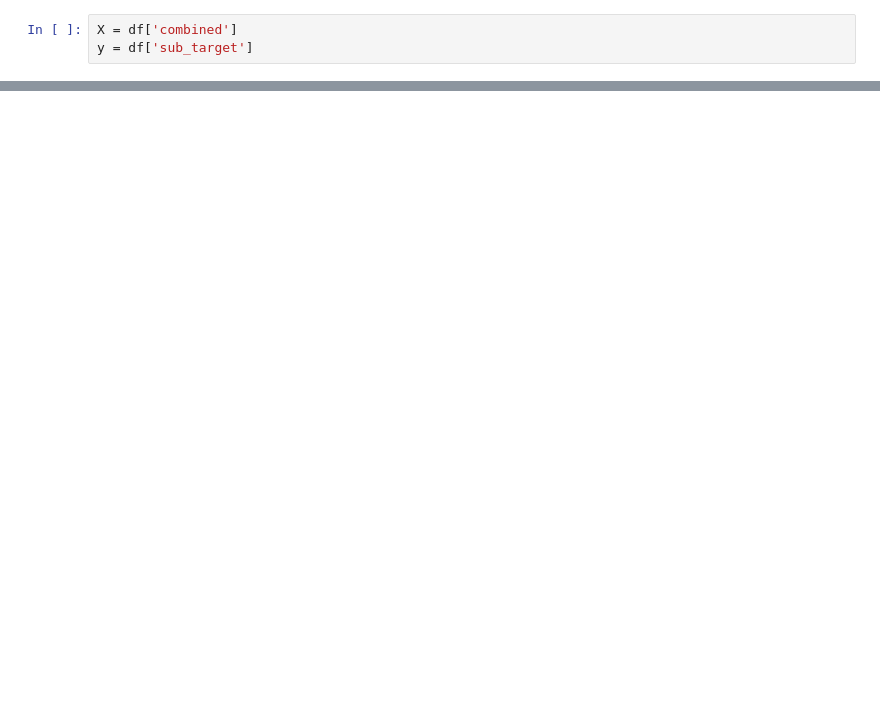
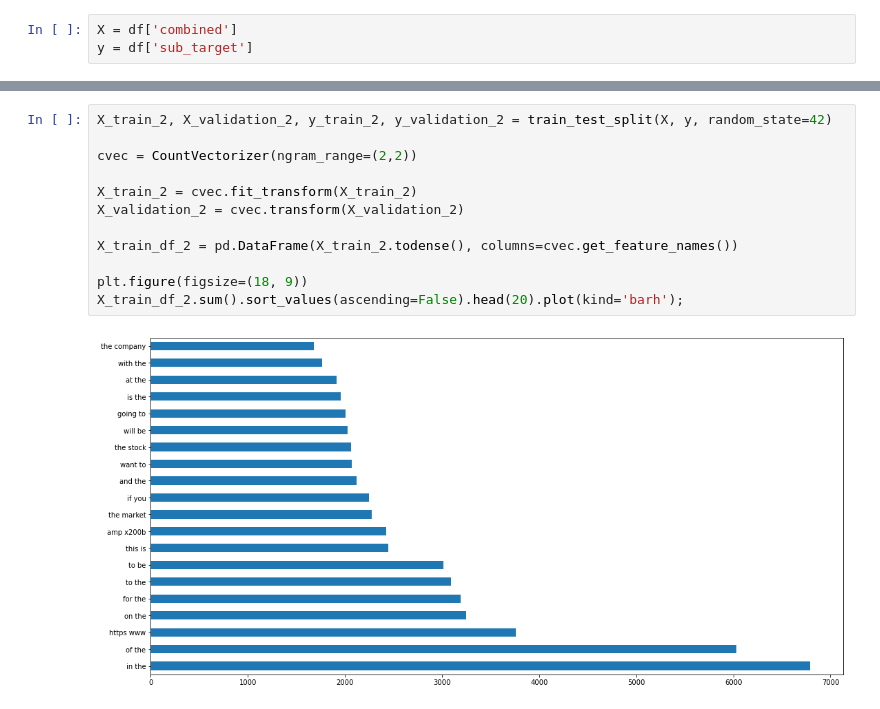
Before and after one commit to jsalisbury731/reddit_classification, a Jupyter notebook: 02_eda_streamlined.ipynb, the cells around one changed output, grey strips where cells are left out. Cells and saved outputs as stored; diff of their text form; blank space fills up the shorter version.

```diff
--- a/02_eda_streamlined.ipynb
+++ b/02_eda_streamlined.ipynb
@@ -105,0 +106,14 @@ X_train_df.sum().sort_values(ascending=False).head(20).plot(kind='barh');
+# %%
+X_train_2, X_validation_2, y_train_2, y_validation_2 = train_test_split(X, y, random_state=42)
+
+cvec = CountVectorizer(ngram_range=(2,2))
+
+X_train_2 = cvec.fit_transform(X_train_2)
+X_validation_2 = cvec.transform(X_validation_2)
+
+X_train_df_2 = pd.DataFrame(X_train_2.todense(), columns=cvec.get_feature_names())
+
+plt.figure(figsize=(18, 9))
+X_train_df_2.sum().sort_values(ascending=False).head(20).plot(kind='barh');
+# %% [output]
+[figure, added]
```
Also changed, not shown: parts of 13 cells of this notebook, 11 other files.
